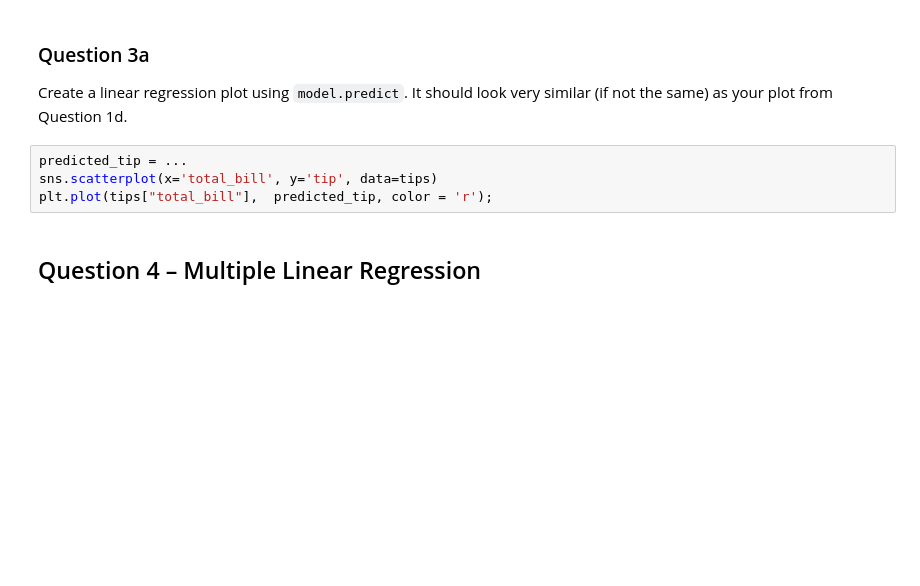
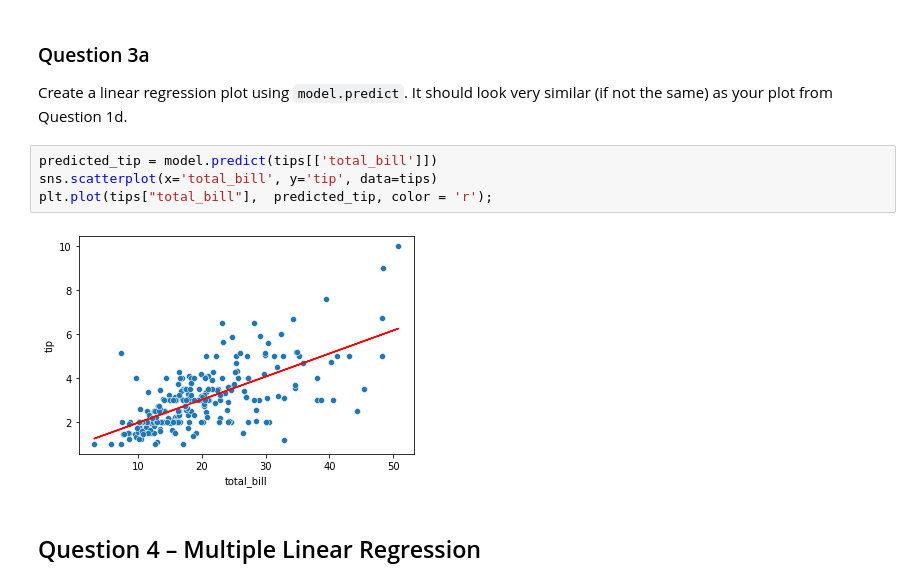
Before and after one commit to TheEvergreenStateCollege/week-3-chinchillabob, a Jupyter notebook: lab/lab07/lab07.ipynb, the cells around one changed output. Drawn from its saved outputs; the diff is of its cells as text; blank space fills up the shorter version.

```diff
--- a/lab/lab07/lab07.ipynb
+++ b/lab/lab07/lab07.ipynb
@@ -309,9 +363,11 @@ BEGIN QUESTION
 name: q3a
 -->
 # %%
-predicted_tip = ...
+predicted_tip = model.predict(tips[['total_bill']])
 sns.scatterplot(x='total_bill', y='tip', data=tips)
 plt.plot(tips["total_bill"],  predicted_tip, color = 'r');
+# %% [output]
+[figure, added]
 # %% [markdown]
 ## Question 4 – Multiple Linear Regression
 # %% [markdown]
```
Also changed, not shown: parts of 46 cells of this notebook.
